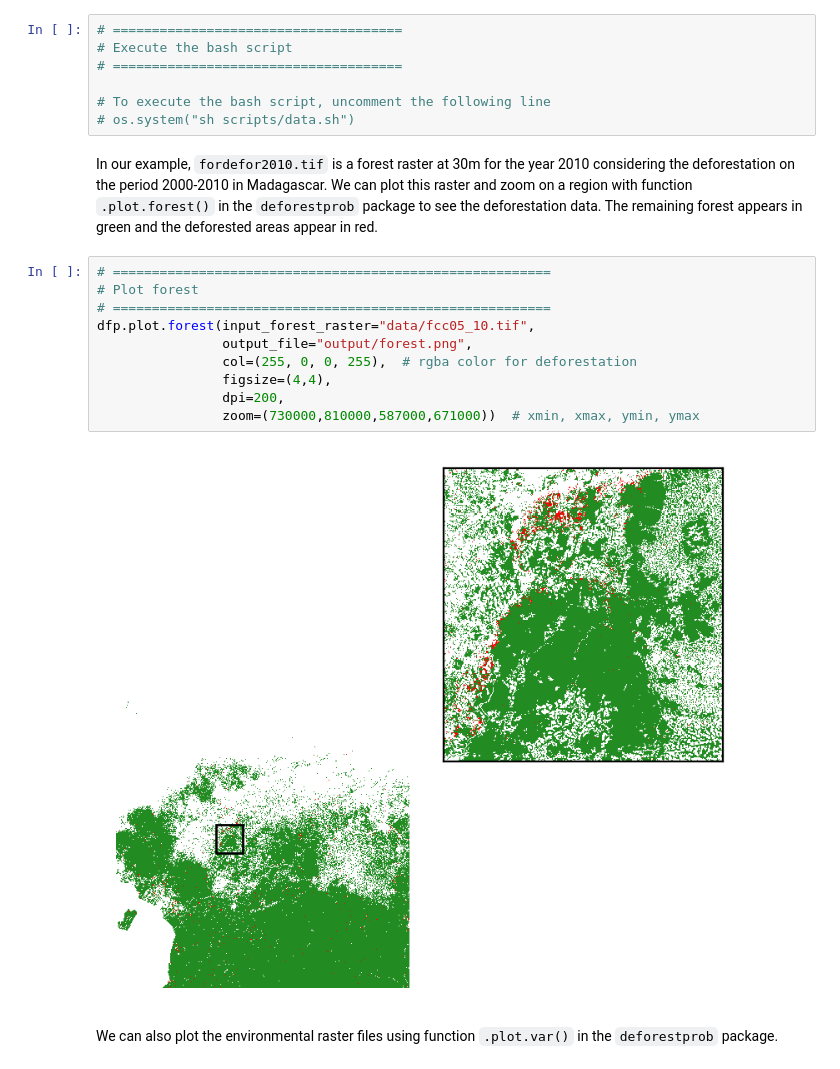
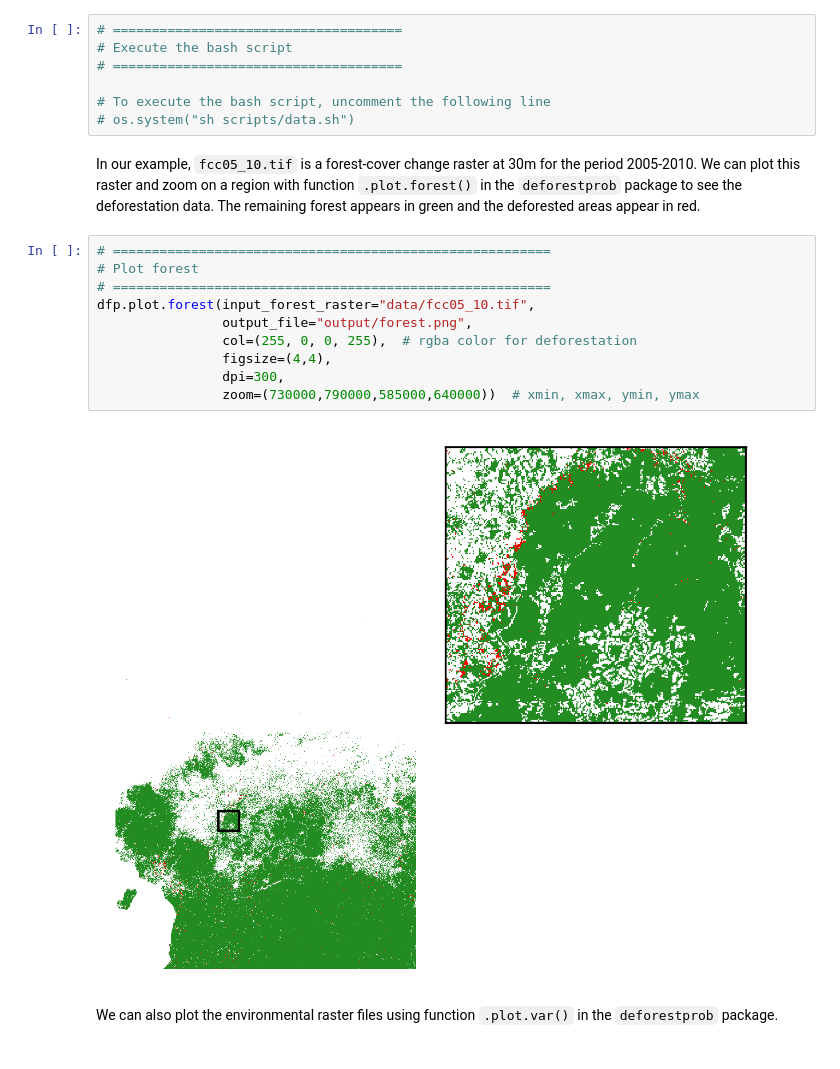
Before and after one commit to ghislainv/workshopReCaREDD, a Jupyter notebook: deforCameroon/notebook/notebook.ipynb, the cells around one changed output. Cells and saved outputs as stored; diff of their text form.

```diff
--- a/deforCameroon/notebook/notebook.ipynb
+++ b/deforCameroon/notebook/notebook.ipynb
@@ -56,19 +62,19 @@ To obtain the data, we can either (i) execute a bash script which downloads the
 # To execute the bash script, uncomment the following line
 # os.system("sh scripts/data.sh")
 # %% [markdown]
-In our example, `fordefor2010.tif` is a forest raster at 30m for the year 2010 considering the deforestation on the period 2000-2010 in Madagascar. We can plot this raster and zoom on a region with function `.plot.forest()` in the `deforestprob` package to see the deforestation data. The remaining forest appears in green and the deforested areas appear in red.
+In our example, `fcc05_10.tif` is a forest-cover change raster at 30m for the period 2005-2010. We can plot this raster and zoom on a region with function `.plot.forest()` in the `deforestprob` package to see the deforestation data. The remaining forest appears in green and the deforested areas appear in red.
 # %%
 # ========================================================
 # Plot forest
 # ========================================================
 dfp.plot.forest(input_forest_raster="data/fcc05_10.tif",
                 output_file="output/forest.png",
                 col=(255, 0, 0, 255),  # rgba color for deforestation
                 figsize=(4,4),
-                dpi=200,
-                zoom=(730000,810000,587000,671000))  # xmin, xmax, ymin, ymax
+                dpi=300,
+                zoom=(730000,790000,585000,640000))  # xmin, xmax, ymin, ymax
 # %% [output]
-[figure, old version]
+[figure, new version]
 # %% [markdown]
 We can also plot the environmental raster files using function `.plot.var()` in the `deforestprob` package.
 # %%
```
Also changed, not shown: parts of 9 cells of this notebook, 3 other files.
